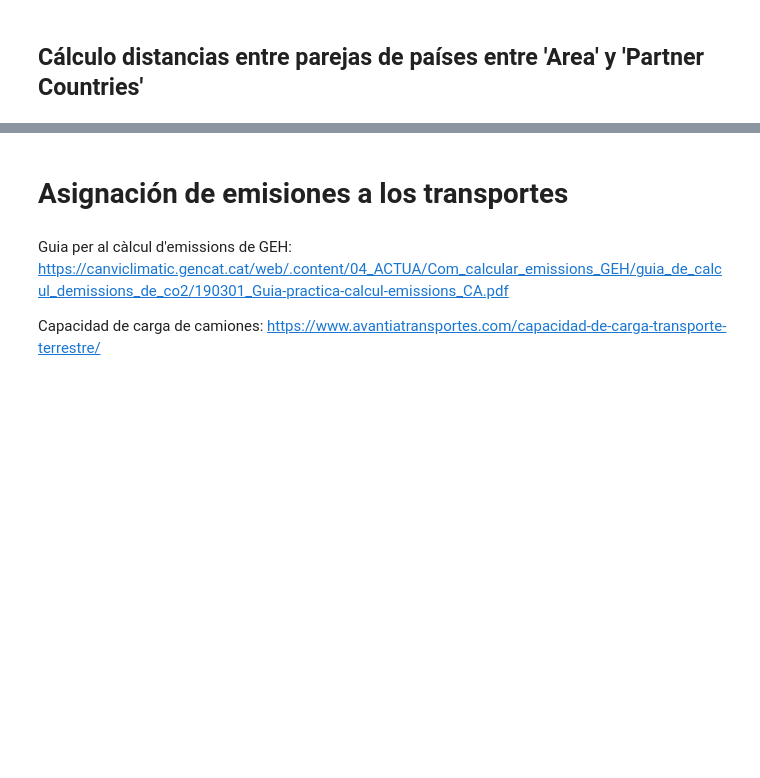
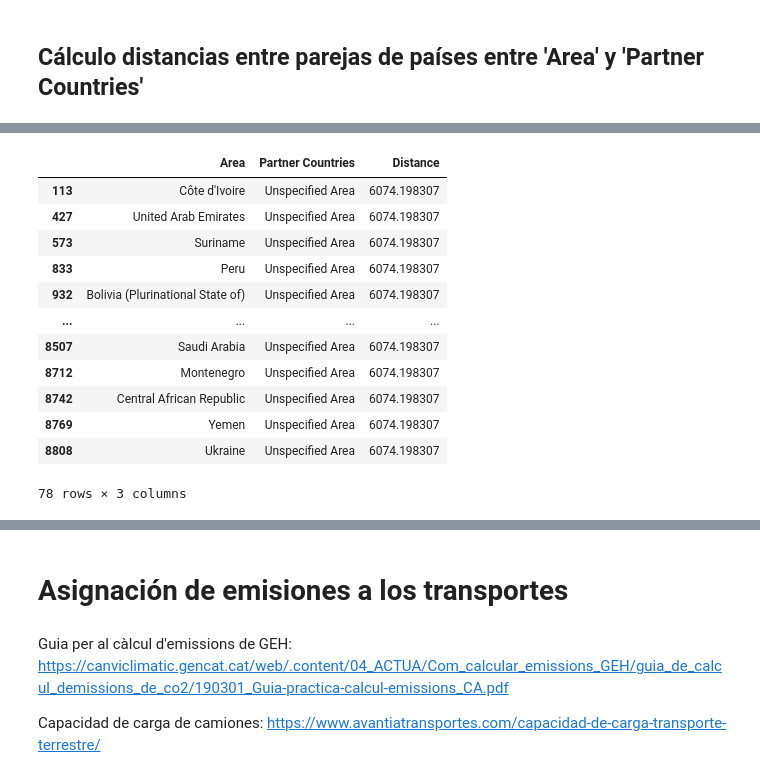
Before and after one commit to Rodrixx05/fao-project, a Jupyter notebook: notebook_fao_analysis.ipynb, the cells around one changed output, grey strips where cells are left out. Saved outputs shown, nothing was run; the diff lists cells and outputs as text; code cells hidden in the pictures; blank space fills up the shorter version.

```diff
--- a/notebook_fao_analysis.ipynb
+++ b/notebook_fao_analysis.ipynb
@@ -1967,3 +1982,21 @@ df_distancias.tail()
+# %%
+df_distancias['Distance'].fillna(df_distancias['Distance'].mean(), inplace = True)
+# %%
+df_distancias[df_distancias['Partner Countries'] == 'Unspecified Area']
+# %% [output]
+|  | Area | Partner Countries | Distance |
+| 113 | Côte d'Ivoire | Unspecified Area | 6074.198307 |
+| 427 | United Arab Emirates | Unspecified Area | 6074.198307 |
+| 573 | Suriname | Unspecified Area | 6074.198307 |
+| 833 | Peru | Unspecified Area | 6074.198307 |
+| 932 | Bolivia (Plurinational State of) | Unspecified Area | 6074.198307 |
+| ... | ... | ... | ... |
+| 8507 | Saudi Arabia | Unspecified Area | 6074.198307 |
+| 8712 | Montenegro | Unspecified Area | 6074.198307 |
+| 8742 | Central African Republic | Unspecified Area | 6074.198307 |
+| 8769 | Yemen | Unspecified Area | 6074.198307 |
+| 8808 | Ukraine | Unspecified Area | 6074.198307 |
+78 rows × 3 columns
 # %%
 df_distancias.set_index(['Area', 'Partner Countries'], inplace = True)
 # %%
```
Also changed, not shown: parts of 24 cells of this notebook.
